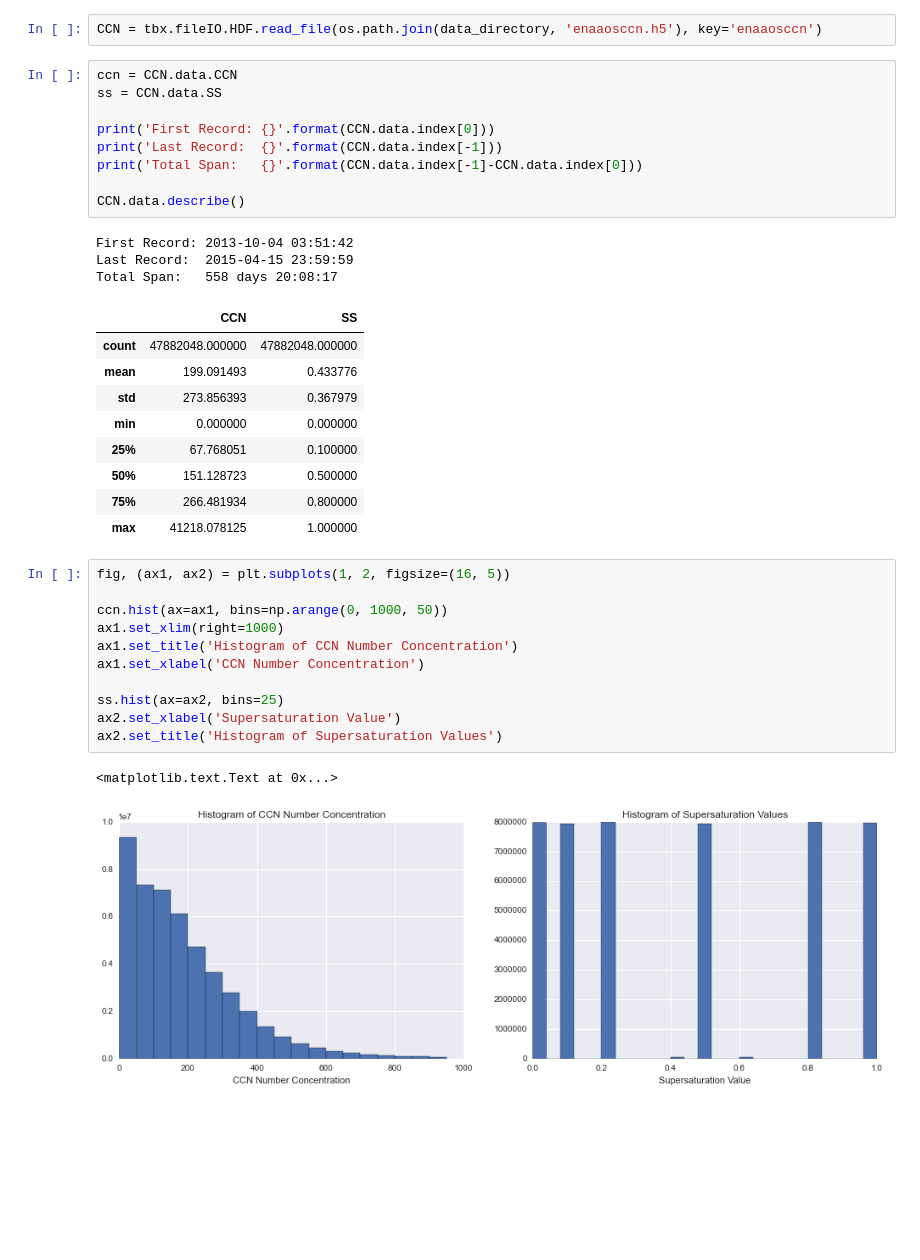
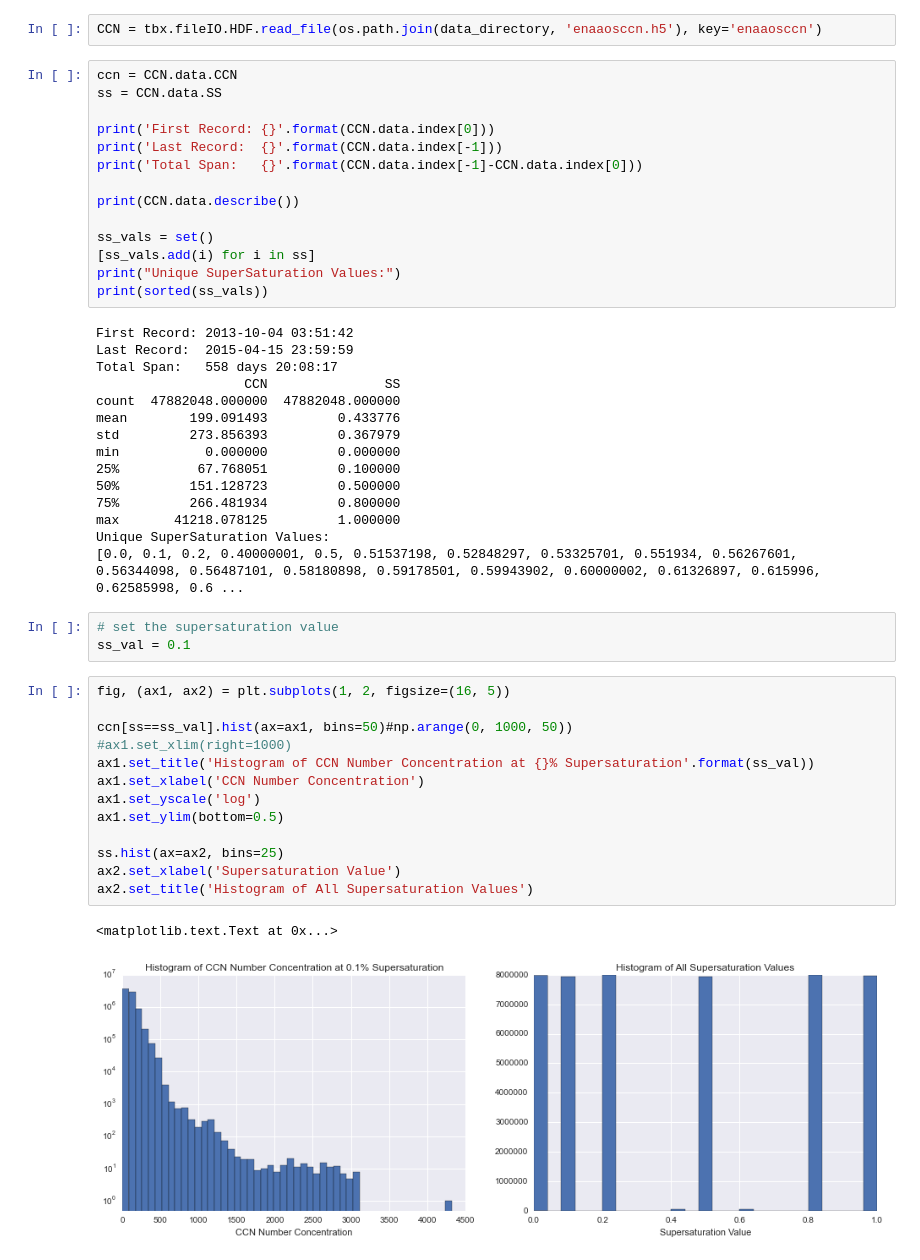
Before and after one commit to jstemmler/notebooks, a Jupyter notebook: ENA/ENA Summary.ipynb, the cells around one changed output. Cells and saved outputs as stored; diff of their text form; blank space fills up the shorter version.

```diff
--- a/ENA/ENA Summary.ipynb
+++ b/ENA/ENA Summary.ipynb
@@ -24,32 +26,44 @@ print('First Record: {}'.format(CCN.data.index[0]))
 print('Last Record:  {}'.format(CCN.data.index[-1]))
 print('Total Span:   {}'.format(CCN.data.index[-1]-CCN.data.index[0]))
 
-CCN.data.describe()
+print(CCN.data.describe())
+
+ss_vals = set()
+[ss_vals.add(i) for i in ss]
+print("Unique SuperSaturation Values:")
+print(sorted(ss_vals))
 # %% [output]
 First Record: 2013-10-04 03:51:42
 Last Record:  2015-04-15 23:59:59
 Total Span:   558 days 20:08:17
+                   CCN               SS
+count  47882048.000000  47882048.000000
+mean        199.091493         0.433776
+std         273.856393         0.367979
+min           0.000000         0.000000
+25%          67.768051         0.100000
+50%         151.128723         0.500000
+75%         266.481934         0.800000
+max       41218.078125         1.000000
+Unique SuperSaturation Values:
+[0.0, 0.1, 0.2, 0.40000001, 0.5, 0.51537198, 0.52848297, 0.53325701, 0.551934, 0.56267601, 0.56344098, 0.56487101, 0.58180898, 0.59178501, 0.59943902, 0.60000002, 0.61326897, 0.615996, 0.62585998, 0.6 ...
-|  | CCN | SS |
-| count | 47882048.000000 | 47882048.000000 |
-| mean | 199.091493 | 0.433776 |
-| std | 273.856393 | 0.367979 |
-| min | 0.000000 | 0.000000 |
-| 25% | 67.768051 | 0.100000 |
-| 50% | 151.128723 | 0.500000 |
-| 75% | 266.481934 | 0.800000 |
-| max | 41218.078125 | 1.000000 |
+# %%
+# set the supersaturation value
+ss_val = 0.1
 # %%
 fig, (ax1, ax2) = plt.subplots(1, 2, figsize=(16, 5))
 
-ccn.hist(ax=ax1, bins=np.arange(0, 1000, 50))
-ax1.set_xlim(right=1000)
-ax1.set_title('Histogram of CCN Number Concentration')
+ccn[ss==ss_val].hist(ax=ax1, bins=50)#np.arange(0, 1000, 50))
+#ax1.set_xlim(right=1000)
+ax1.set_title('Histogram of CCN Number Concentration at {}% Supersaturation'.format(ss_val))
 ax1.set_xlabel('CCN Number Concentration')
+ax1.set_yscale('log')
+ax1.set_ylim(bottom=0.5)
 
 ss.hist(ax=ax2, bins=25)
 ax2.set_xlabel('Supersaturation Value')
-ax2.set_title('Histogram of Supersaturation Values')
+ax2.set_title('Histogram of All Supersaturation Values')
 # %% [output]
 <matplotlib.text.Text at 0x...>
-[figure, old version]
+[figure, new version]
 # %%
```
Also changed, not shown: parts of 3 cells of this notebook.
